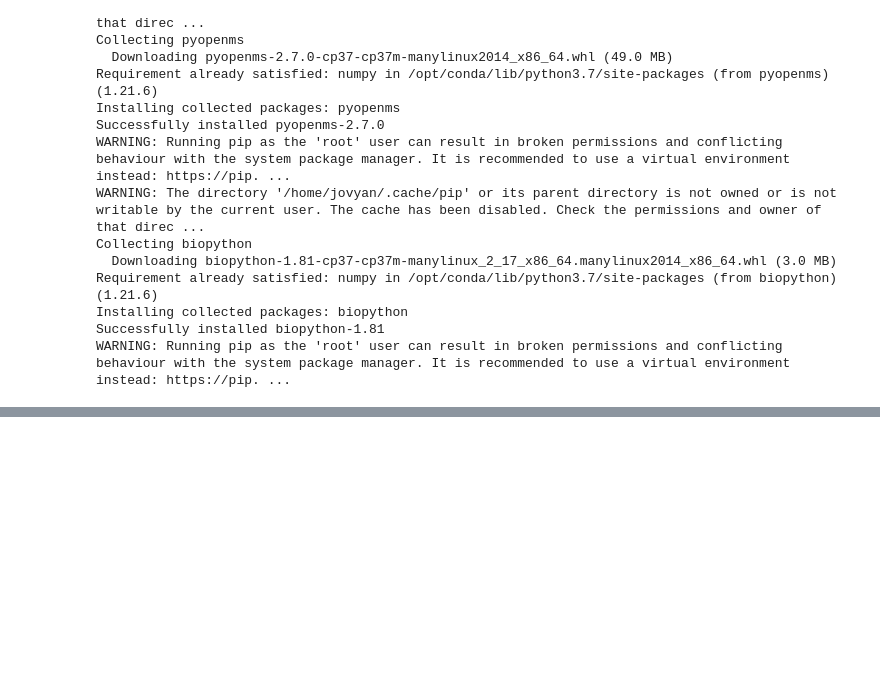
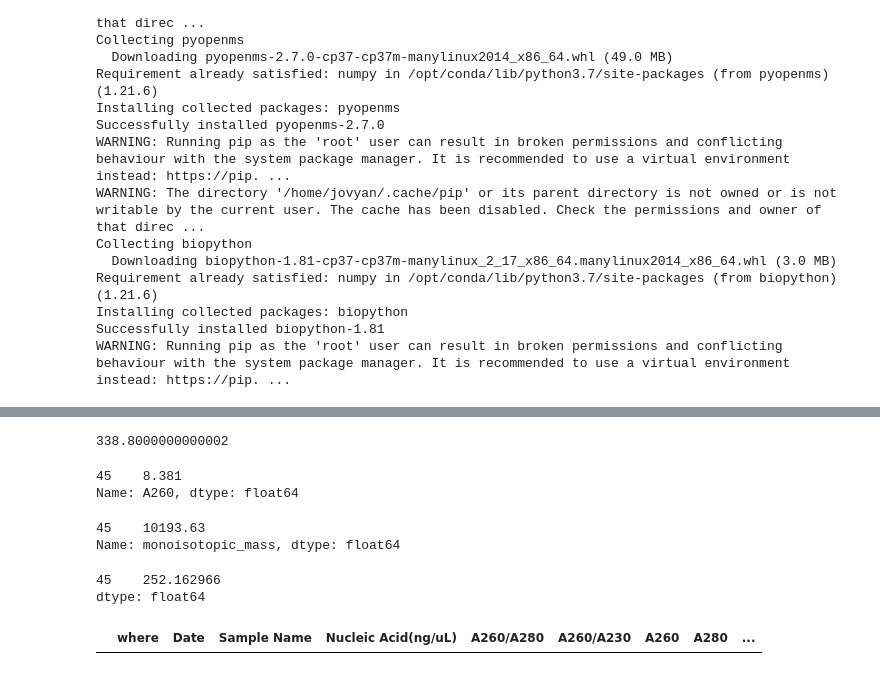
Before and after one commit to radical-subject/gene_synthesis_automatization_tools, a Jupyter notebook: oligo_seq_mass_calc/oligo_sequence_mass_calc.ipynb, the cells around one changed output, grey strips where cells are left out. Cells and saved outputs as stored; diff of their text form; code cells hidden in the pictures; blank space fills up the shorter version.

Commit message:
recalculation of concentrations with correct extinctions

```diff
--- a/oligo_seq_mass_calc/oligo_sequence_mass_calc.ipynb
+++ b/oligo_seq_mass_calc/oligo_sequence_mass_calc.ipynb
@@ -28,9 +28,9 @@ WARNING: Running pip as the 'root' user can result in broken permissions and con
 # %%
 import re
 
-EXPERIMENT_NAME = "N4-1A"
+EXPERIMENT_NAME = "OVFF368"
 # reading file
-file1 = open(f'./{EXPERIMENT_NAME}.txt', 'r')
+file1 = open(f'./content/{EXPERIMENT_NAME}/{EXPERIMENT_NAME}.txt', 'r')
 oligo_list = [line for line in file1.readlines() if re.search("^[a-zA-Z][1-9]", line)]
 import csv
 
@@ -38,7 +38,7 @@ header = ['where\tcode\tseq\tDMT\tcomment\tlength\t']
 data = [row.strip() for row in oligo_list]
 
 
-with open('./oligos.csv', 'w', encoding='UTF8') as f:
+with open(f'./content/{EXPERIMENT_NAME}/{EXPERIMENT_NAME}_oligos.csv', 'w', encoding='UTF8') as f:
     writer = csv.writer(f)
     # write the header
     writer.writerow(header)
@@ -141,0 +117,29 @@ molecular_weight(my_dna)
+# %%
+EXPERIMENT_NAME = "N4-1A"
+# reading file
+import pandas as pd
+df_calculated =  pd.read_csv(f'./content/{EXPERIMENT_NAME}/{EXPERIMENT_NAME}_calculated.csv', delimiter='\t', decimal=".")
+
+df = pd.read_csv(f'./content/{EXPERIMENT_NAME}/{EXPERIMENT_NAME}_concentrations.csv', delimiter='\t', decimal=".")
+
+"""
+strip the text everywhere on data frame
+"""
+cols = df.select_dtypes(object).columns
+df[cols] = df[cols].apply(lambda x: x.str.strip())
+"""
+and again
+"""
+cols = df_calculated.select_dtypes(object).columns
+df_calculated[cols] = df_calculated[cols].apply(lambda x: x.str.strip())
+
+"""
+now merge cleaned dataframes
+"""
+merge = pd.merge(df, df_calculated, on='where', how='inner', suffixes=('', '_drop'))
+#Drop the duplicate columns
+merge.drop([col for col in merge.columns if 'drop' in col], axis=1, inplace=True)
+
+df = merge
+
+df.to_csv(f'./content/{EXPERIMENT_NAME}/{EXPERIMENT_NAME}_merged_input.csv', encoding='UTF8')
@@ -141,0 +272,2 @@ molecular_weight(my_dna)
+# %%
+seq  = Seq("TGG TCG CTA TAT CCC GTA CAG ACA AGG CTA TTC CAG CTT TAC GTG AAC TAT TCA TTA GTG CT".replace(" ", ""))
@@ -141,0 +284,14 @@ molecular_weight(my_dna)
+# %%
+e260  # (M–1cm–1)
+# %% [output]
+338.8000000000002
+# %%
+A260 # безразмерно
+# %% [output]
+45    8.381
+Name: A260, dtype: float64
+# %%
+monoisotopic_mass
+# %% [output]
+45    10193.63
+Name: monoisotopic_mass, dtype: float64
@@ -141,0 +300,10 @@ molecular_weight(my_dna)
+# %%
+corrected_concentration = A260 / e260
+corrected_concentration*monoisotopic_mass
+# %% [output]
+45    252.162966
+dtype: float64
+# %%
+df[df["seq"] == seq]
+# %% [output]
+|  | where | Date | Sample Name | Nucleic Acid(ng/uL) | A260/A280 | A260/A230 | A260 | A280 | ... |
```
Also changed, not shown: parts of 18 cells of this notebook, 38 other files.
